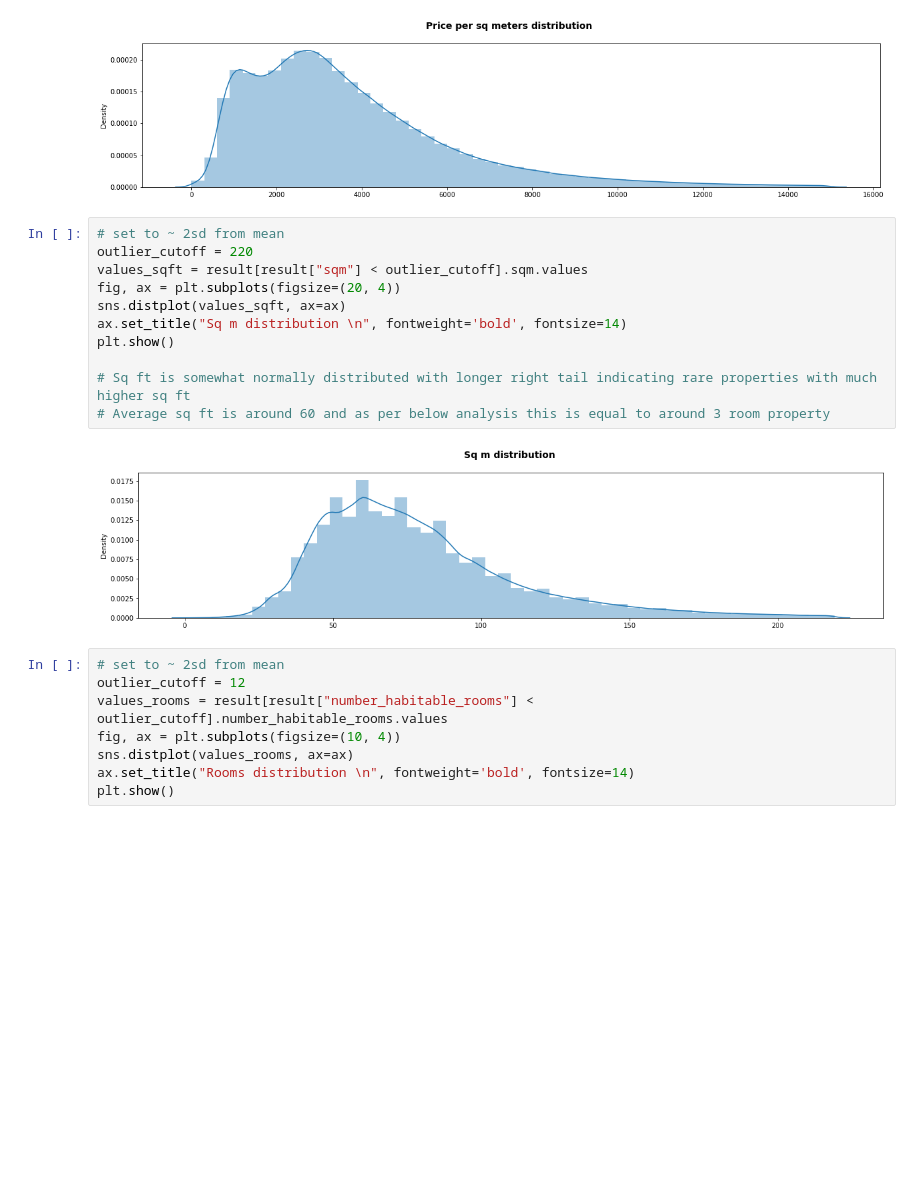
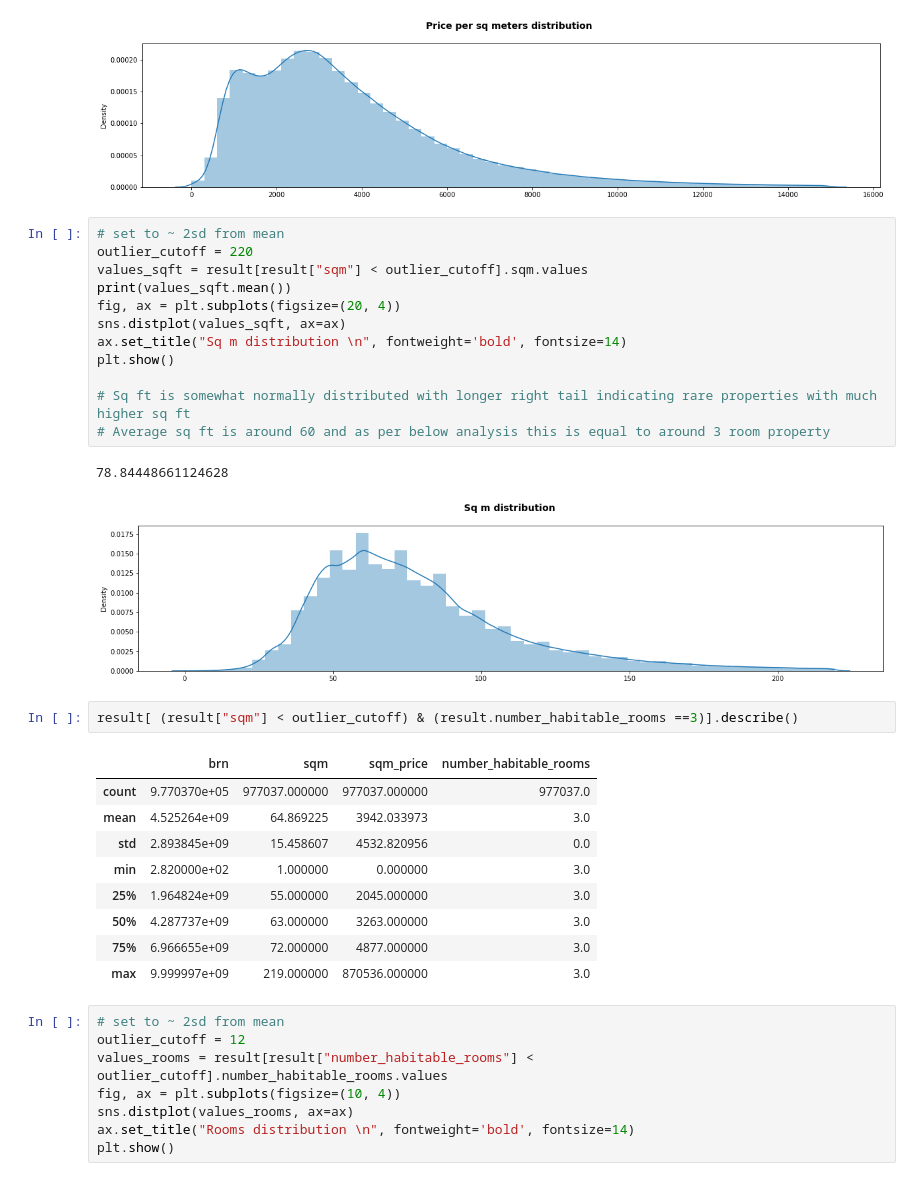
Before and after one commit to jelenalor/RealEstate, a Jupyter notebook: 1.EDA prices.ipynb, the cells around one changed output. Saved outputs shown, nothing was run; the diff lists cells and outputs as text; blank space fills up the shorter version.

```diff
--- a/1.EDA prices.ipynb
+++ b/1.EDA prices.ipynb
@@ -229,6 +229,7 @@ plt.show()
 # set to ~ 2sd from mean
 outlier_cutoff = 220
 values_sqft = result[result["sqm"] < outlier_cutoff].sqm.values
+print(values_sqft.mean())
 fig, ax = plt.subplots(figsize=(20, 4))
 sns.distplot(values_sqft, ax=ax)
 ax.set_title("Sq m distribution \n", fontweight='bold', fontsize=14)
@@ -237,7 +238,20 @@ plt.show()
 # Sq ft is somewhat normally distributed with longer right tail indicating rare properties with much higher sq ft
 # Average sq ft is around 60 and as per below analysis this is equal to around 3 room property
 # %% [output]
+78.84448661124628
 [figure]
+# %%
+result[ (result["sqm"] < outlier_cutoff) & (result.number_habitable_rooms ==3)].describe()
+# %% [output]
+|  | brn | sqm | sqm_price | number_habitable_rooms |
+| count | 9.770370e+05 | 977037.000000 | 977037.000000 | 977037.0 |
+| mean | 4.525264e+09 | 64.869225 | 3942.033973 | 3.0 |
+| std | 2.893845e+09 | 15.458607 | 4532.820956 | 0.0 |
+| min | 2.820000e+02 | 1.000000 | 0.000000 | 3.0 |
+| 25% | 1.964824e+09 | 55.000000 | 2045.000000 | 3.0 |
+| 50% | 4.287737e+09 | 63.000000 | 3263.000000 | 3.0 |
+| 75% | 6.966655e+09 | 72.000000 | 4877.000000 | 3.0 |
+| max | 9.999997e+09 | 219.000000 | 870536.000000 | 3.0 |
 # %%
 # set to ~ 2sd from mean
 outlier_cutoff = 12
```
Also changed, not shown: parts of 2 cells of this notebook, 2 other files.
